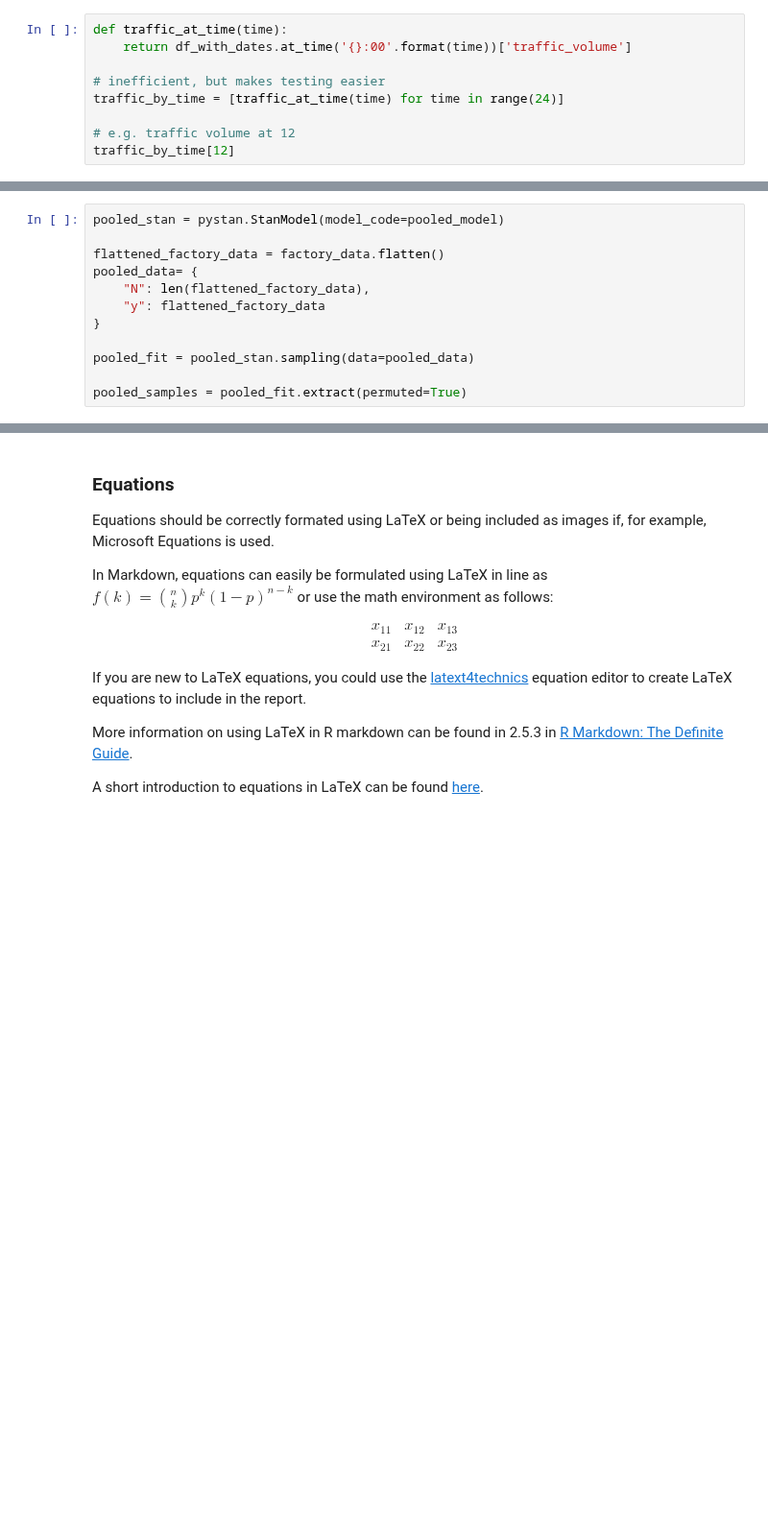
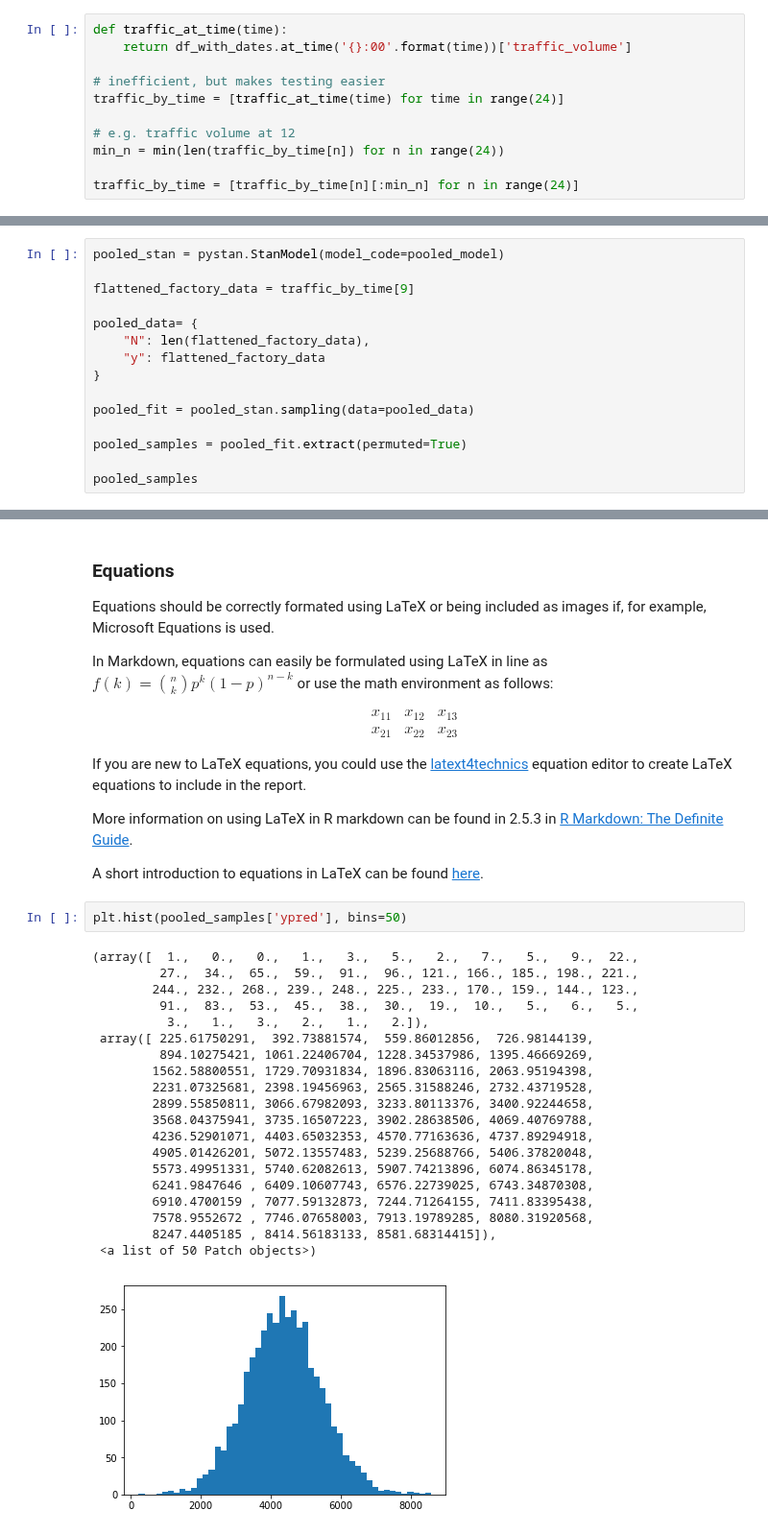
Before and after one commit to Lensku/BDA-Project-Otso-Lensku, a Jupyter notebook: Project.ipynb, the cells around one changed output, grey strips where cells are left out. Shown at 96% size. Saved outputs shown, nothing was run; the diff lists cells and outputs as text; blank space fills up the shorter version.

Commit message:
put traffic data through stan

```diff
--- a/Project.ipynb
+++ b/Project.ipynb
@@ -219,4 +219,6 @@ def traffic_at_time(time):
 traffic_by_time = [traffic_at_time(time) for time in range(24)]
 
 # e.g. traffic volume at 12
-traffic_by_time[12]
+min_n = min(len(traffic_by_time[n]) for n in range(24))
+
+traffic_by_time = [traffic_by_time[n][:min_n] for n in range(24)]
@@ -298,7 +291,8 @@ factory_data = np.array([
 # %%
 pooled_stan = pystan.StanModel(model_code=pooled_model)
 
-flattened_factory_data = factory_data.flatten()
+flattened_factory_data = traffic_by_time[9]
+
 pooled_data= {
     "N": len(flattened_factory_data),
     "y": flattened_factory_data
@@ -307,5 +301,7 @@ pooled_data= {
 pooled_fit = pooled_stan.sampling(data=pooled_data)
 
 pooled_samples = pooled_fit.extract(permuted=True)
+
+pooled_samples
 # %% [output]
 INFO:pystan:COMPILING THE C++ CODE FOR MODEL anon_model_38e49d0b14fc415bc533c17a1e9150d1 NOW.
@@ -327,3 +342,26 @@ If you are new to LaTeX equations, you could use the [latext4technics](https://w
 More information on using LaTeX in R markdown can be found in 2.5.3 in [R Markdown: The Definite Guide](https://bookdown.org/yihui/rmarkdown/).
 
 A short introduction to equations in LaTeX can be found [here](https://www.overleaf.com/learn/latex/Mathematical_expressions).
+# %%
+plt.hist(pooled_samples['ypred'], bins=50)
+# %% [output]
+(array([  1.,   0.,   0.,   1.,   3.,   5.,   2.,   7.,   5.,   9.,  22.,
+         27.,  34.,  65.,  59.,  91.,  96., 121., 166., 185., 198., 221.,
+        244., 232., 268., 239., 248., 225., 233., 170., 159., 144., 123.,
+         91.,  83.,  53.,  45.,  38.,  30.,  19.,  10.,   5.,   6.,   5.,
+          3.,   1.,   3.,   2.,   1.,   2.]),
+ array([ 225.61750291,  392.73881574,  559.86012856,  726.98144139,
+         894.10275421, 1061.22406704, 1228.34537986, 1395.46669269,
+        1562.58800551, 1729.70931834, 1896.83063116, 2063.95194398,
+        2231.07325681, 2398.19456963, 2565.31588246, 2732.43719528,
+        2899.55850811, 3066.67982093, 3233.80113376, 3400.92244658,
+        3568.04375941, 3735.16507223, 3902.28638506, 4069.40769788,
+        4236.52901071, 4403.65032353, 4570.77163636, 4737.89294918,
+        4905.01426201, 5072.13557483, 5239.25688766, 5406.37820048,
+        5573.49951331, 5740.62082613, 5907.74213896, 6074.86345178,
+        6241.9847646 , 6409.10607743, 6576.22739025, 6743.34870308,
+        6910.4700159 , 7077.59132873, 7244.71264155, 7411.83395438,
+        7578.9552672 , 7746.07658003, 7913.19789285, 8080.31920568,
+        8247.4405185 , 8414.56183133, 8581.68314415]),
+ <a list of 50 Patch objects>)
+[figure, added]
```
Also changed, not shown: parts of 3 cells of this notebook.
